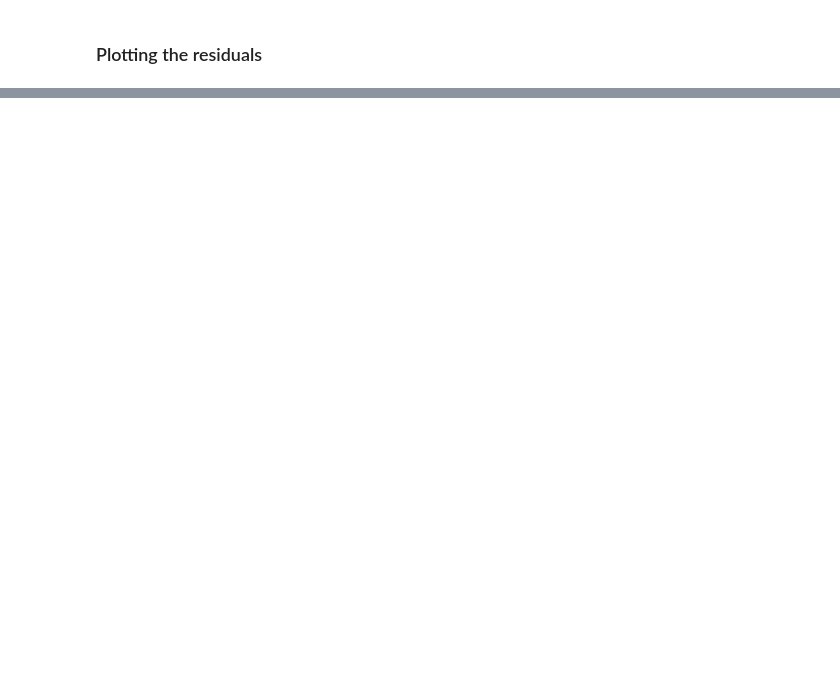
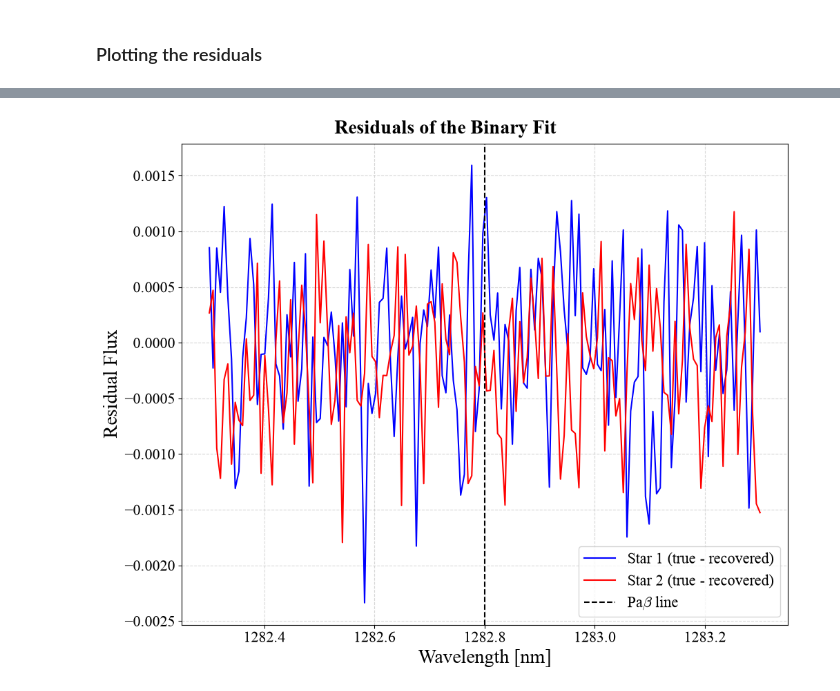
Before and after one commit to saividyud/Second-Year-Project, a Jupyter notebook: fitting.ipynb, the cells around one changed output, grey strips where cells are left out. Cells and saved outputs as stored; diff of their text form; code cells hidden in the pictures; blank space fills up the shorter version.

```diff
--- a/fitting.ipynb
+++ b/fitting.ipynb
@@ -367,0 +367,26 @@ plt.show()
+# %%
+# Plotting the recovered spectra
+fig = plt.figure()
+fig.set_constrained_layout(True)
+ax = fig.add_subplot()
+
+fig.suptitle('Residuals of the Binary Fit')
+
+# fitted_star1_spectrum = functions.create_spectrum(fitted_star1_F, fitted_star1_depth, fitted_star1_center, fitted_star1_width, WAV_RANGE)
+# fitted_star2_spectrum = functions.create_spectrum(fitted_star1_F / functions.M_L_relation(M_1, fitted_M2), fitted_star2_depth, fitted_star2_center, fitted_star2_width, WAV_RANGE)
+
+ax.plot(WAV_RANGE, star1_spectrum - fitter.recovered_s1, color='b', label='Star 1 (true - recovered)', linestyle='-')
+ax.plot(WAV_RANGE, star2_spectrum - fitter.recovered_s2, color='r', label='Star 2 (true - recovered)', linestyle='-')
+
+ax.axvline(WAV_MIDDLE, color='k', linestyle='--', label='Pa$\\beta$ line')
+
+ax.set_xlabel('Wavelength [nm]')
+ax.set_ylabel('Residual Flux')
+
+ax.grid(True, linestyle='--', alpha=0.5)
+
+ax.legend()
+
+plt.show()
+# %% [output]
+[figure, added]
```
Also changed, not shown: parts of 9 cells of this notebook, 2 other files.
